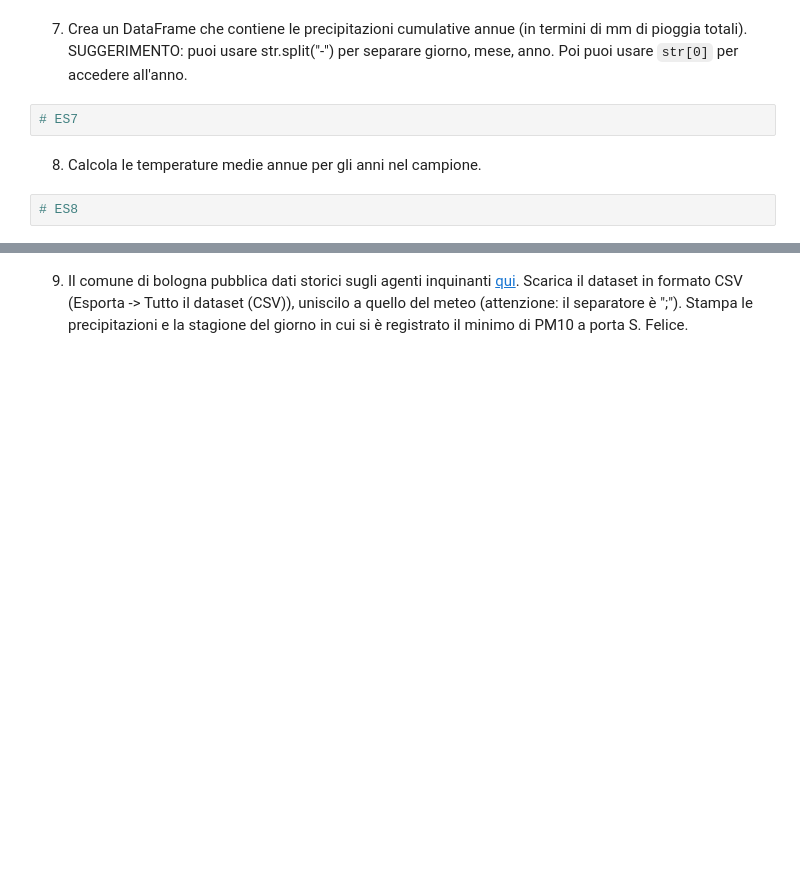
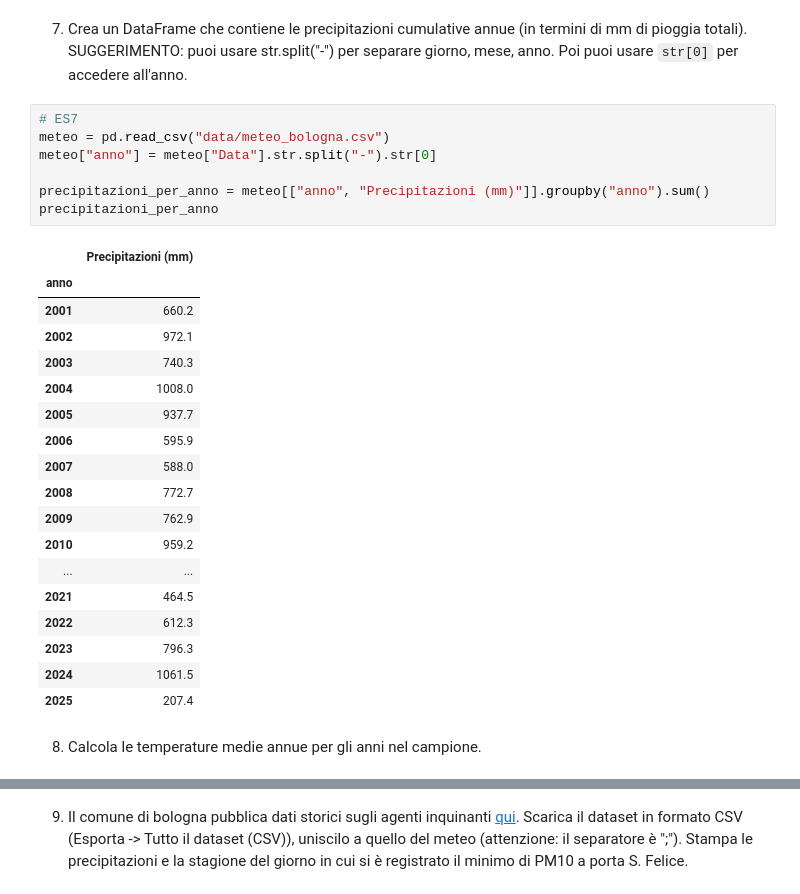
Before and after one commit to intro-prog/2025-2026, a Jupyter notebook: modulo2/soluzioni/09_Esercizi.ipynb, the cells around one changed output, grey strips where cells are left out. Cells and saved outputs as stored; diff of their text form; blank space fills up the shorter version.

```diff
--- a/modulo2/soluzioni/09_Esercizi.ipynb
+++ b/modulo2/soluzioni/09_Esercizi.ipynb
@@ -107,9 +102,31 @@ Precipitazioni 3gg          127.7
 Name: 2851, dtype: object
 # %% [markdown]
 7. Crea un DataFrame che contiene le precipitazioni cumulative annue (in termini di mm di pioggia totali). SUGGERIMENTO: puoi usare str.split("-") per separare giorno, mese, anno. Poi puoi usare `str[0]` per accedere all'anno.
-# %%
-# ES7
+# %%
+# ES7
+meteo = pd.read_csv("data/meteo_bologna.csv")
+meteo["anno"] = meteo["Data"].str.split("-").str[0]
+
+precipitazioni_per_anno = meteo[["anno", "Precipitazioni (mm)"]].groupby("anno").sum()
+precipitazioni_per_anno
+# %% [output]
+|  | Precipitazioni (mm) |
+| anno |  |
+| 2001 | 660.2 |
+| 2002 | 972.1 |
+| 2003 | 740.3 |
+| 2004 | 1008.0 |
+| 2005 | 937.7 |
+| 2006 | 595.9 |
+| 2007 | 588.0 |
+| 2008 | 772.7 |
+| 2009 | 762.9 |
+| 2010 | 959.2 |
+| ... | ... |
+| 2021 | 464.5 |
+| 2022 | 612.3 |
+| 2023 | 796.3 |
+| 2024 | 1061.5 |
+| 2025 | 207.4 |
 # %% [markdown]
 8. Calcola le temperature medie annue per gli anni nel campione.
-# %%
-# ES8
```
Also changed, not shown: parts of 8 cells of this notebook, 6 other files.
